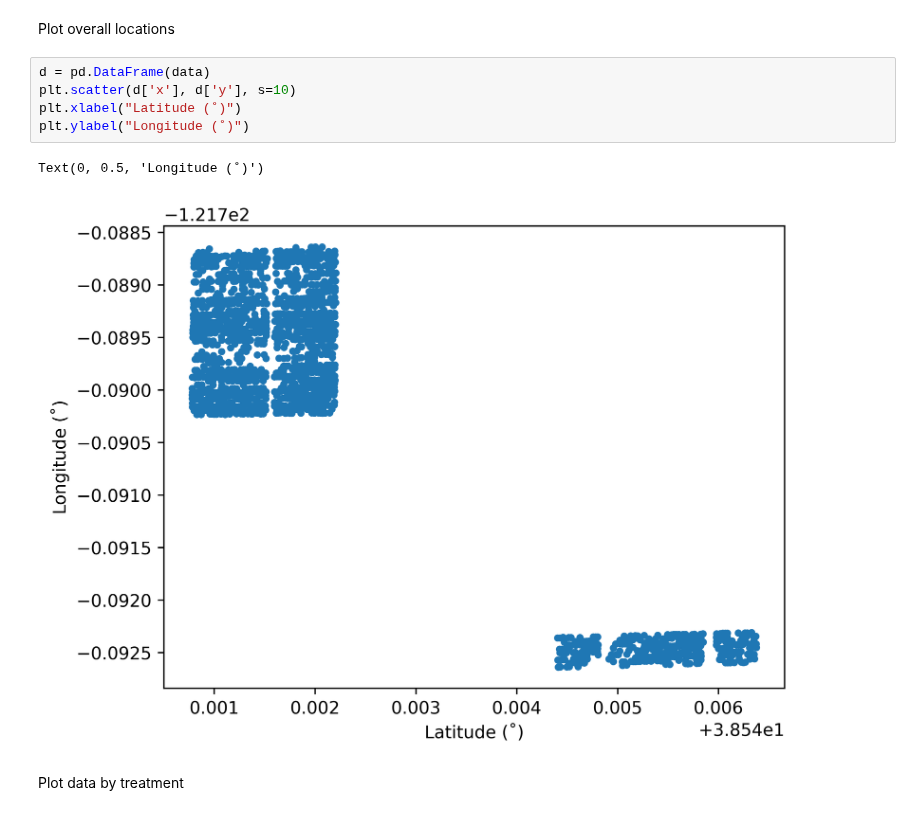
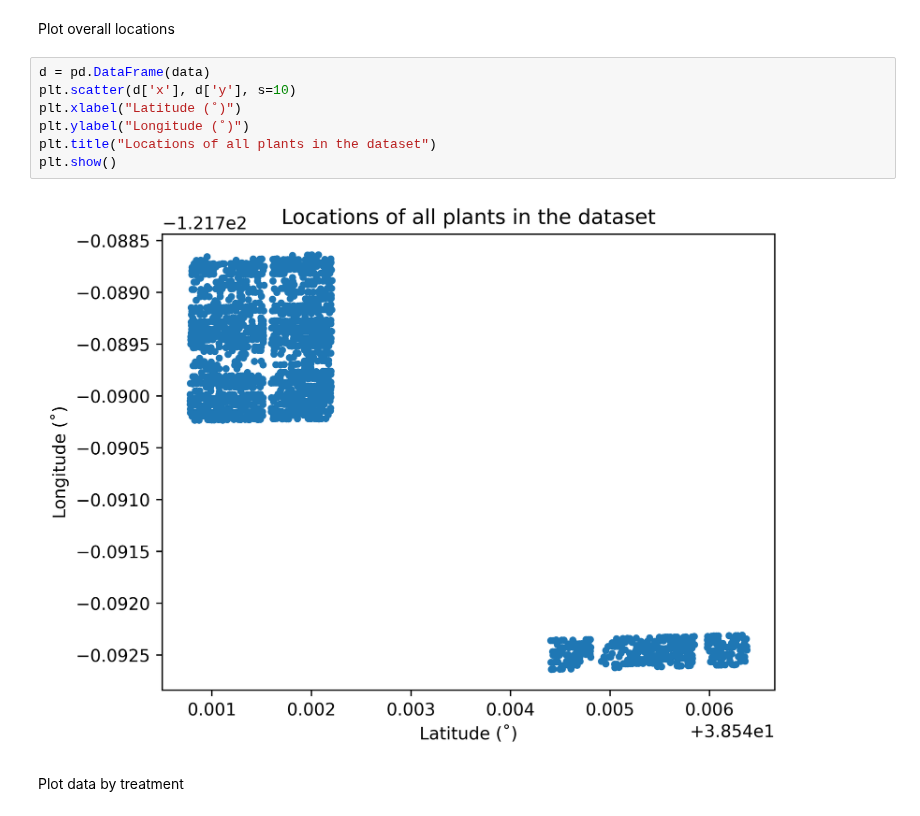
Before and after one commit to vivaansinghvi07/smoky-mountain-data-comp, a Jupyter notebook: step4/main.ipynb, the cells around one changed output. Saved outputs shown, nothing was run; the diff lists cells and outputs as text.

```diff
--- a/step4/main.ipynb
+++ b/step4/main.ipynb
@@ -123,11 +123,12 @@ Plot overall locations
 # %%
 d = pd.DataFrame(data)
 plt.scatter(d['x'], d['y'], s=10)
 plt.xlabel("Latitude (˚)")
 plt.ylabel("Longitude (˚)")
+plt.title("Locations of all plants in the dataset")
+plt.show()
 # %% [output]
-Text(0, 0.5, 'Longitude (˚)')
-[figure, old version]
+[figure, new version]
 # %% [markdown]
 Plot data by treatment
 # %%
```
